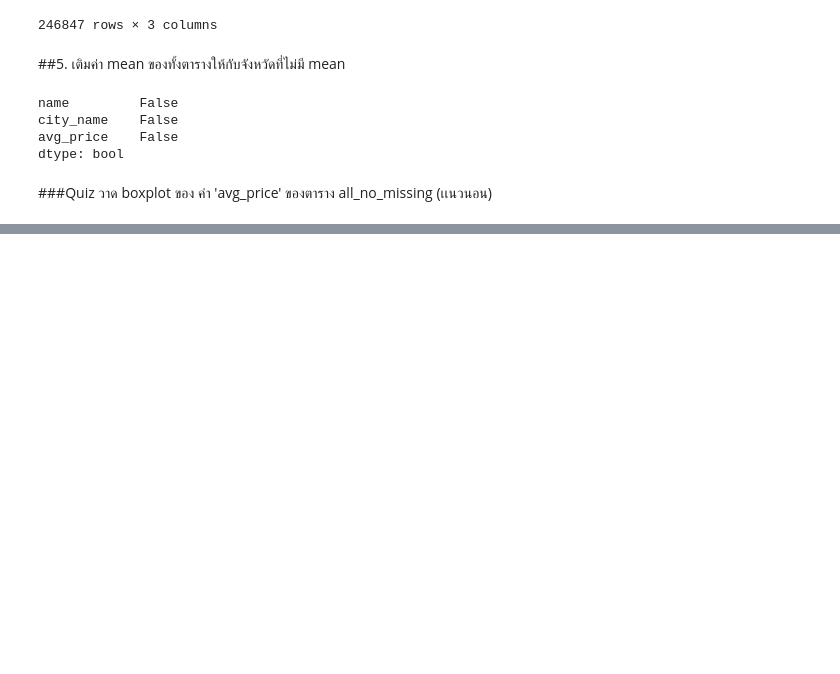
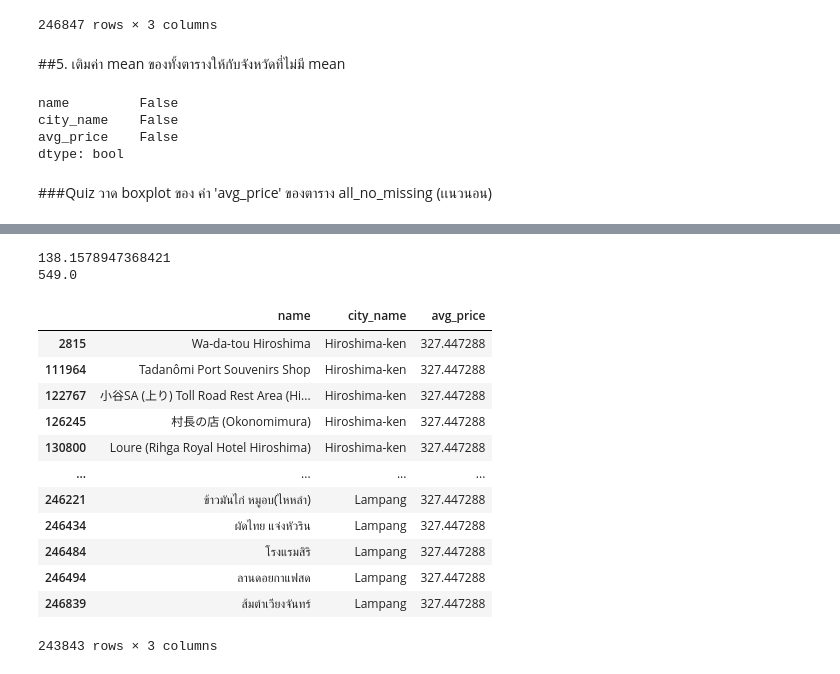
Before and after one commit to Aofarkane/KKU_Data_mining, a Jupyter notebook: pandas_101.ipynb, the cells around one changed output, grey strips where cells are left out. Cells and saved outputs as stored; diff of their text form; code cells hidden in the pictures; blank space fills up the shorter version.

```diff
--- a/pandas_101.ipynb
+++ b/pandas_101.ipynb
@@ -588,5 +588,5 @@ dtype: bool
 # %%
 from matplotlib import pyplot as plt
 # %%
-plt.boxplot(all_no_missing['avg_price'],vert=False)
+ret = plt.boxplot(all_no_missing['avg_price'],vert=False)
 # %% [output]
@@ -601,0 +607,24 @@ plt.boxplot(all_no_missing['avg_price'],vert=False)
+# %%
+print(ret['whiskers'][0].get_xdata()[1])
+print(ret['whiskers'][1].get_xdata()[1])
+# %% [output]
+138.1578947368421
+549.0
+# %%
+nooutlier_nomissing = all_no_missing[all_no_missing['avg_price']>=ret['whiskers'][0].get_xdata()[1]]
+nooutlier_nomissing = nooutlier_nomissing[nooutlier_nomissing['avg_price']<=ret['whiskers'][1].get_xdata()[1]]
+nooutlier_nomissing
+# %% [output]
+|  | name | city_name | avg_price |
+| 2815 | Wa-da-tou Hiroshima | Hiroshima-ken | 327.447288 |
+| 111964 | Tadanômi Port Souvenirs Shop | Hiroshima-ken | 327.447288 |
+| 122767 | 小谷SA (上り) Toll Road Rest Area (Hi... | Hiroshima-ken | 327.447288 |
+| 126245 | 村長の店 (Okonomimura) | Hiroshima-ken | 327.447288 |
+| 130800 | Loure (Rihga Royal Hotel Hiroshima) | Hiroshima-ken | 327.447288 |
+| ... | ... | ... | ... |
+| 246221 | ข้าวมันไก่ หมูอบ(ไหหลำ) | Lampang | 327.447288 |
+| 246434 | ผัดไทย แจ่งหัวริน | Lampang | 327.447288 |
+| 246484 | โรงแรมสิริ | Lampang | 327.447288 |
+| 246494 | ลานดอยกาแฟสด | Lampang | 327.447288 |
+| 246839 | ส้มตำเวียงจันทร์ | Lampang | 327.447288 |
+243843 rows × 3 columns
```
Also changed, not shown: parts of 3 cells of this notebook.
